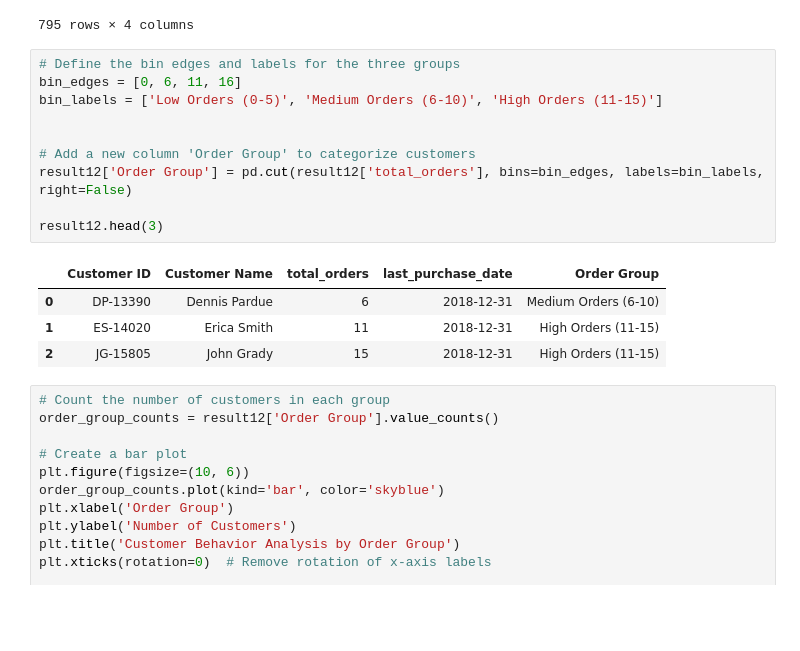
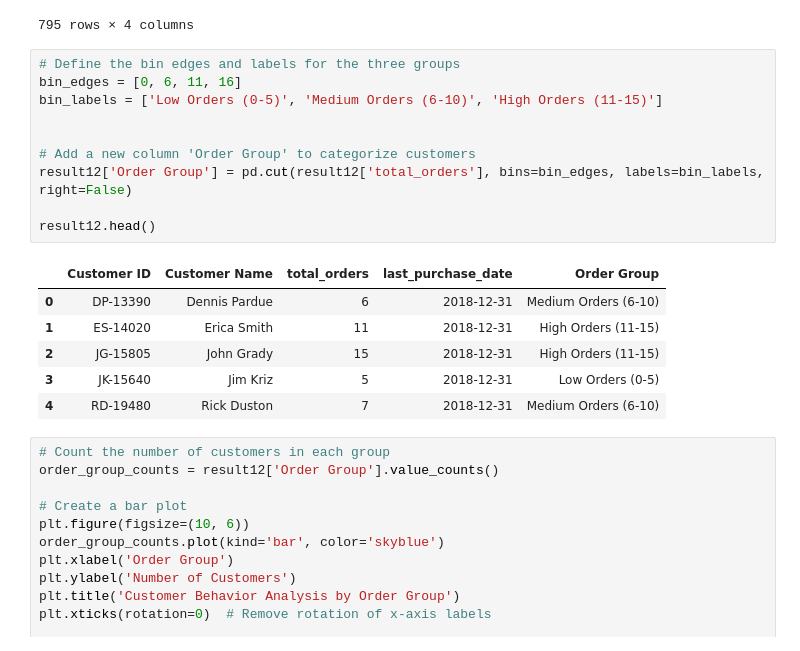
Before and after one commit to analyst-ankita/EU-Superstore-Analysis, a Jupyter notebook: superstore-analysis.ipynb, the cells around one changed output. Drawn from its saved outputs; the diff is of its cells as text; blank space fills up the shorter version.

```diff
--- a/superstore-analysis.ipynb
+++ b/superstore-analysis.ipynb
@@ -723,18 +538,20 @@ Query 12 - Customer Behavior Analysis
 # %%
 # Define the bin edges and labels for the three groups
 bin_edges = [0, 6, 11, 16]
 bin_labels = ['Low Orders (0-5)', 'Medium Orders (6-10)', 'High Orders (11-15)']
 
 
 # Add a new column 'Order Group' to categorize customers
 result12['Order Group'] = pd.cut(result12['total_orders'], bins=bin_edges, labels=bin_labels, right=False)
 
-result12.head(3)
+result12.head()
 # %% [output]
 |  | Customer ID | Customer Name | total_orders | last_purchase_date | Order Group |
 | 0 | DP-13390 | Dennis Pardue | 6 | 2018-12-31 | Medium Orders (6-10) |
 | 1 | ES-14020 | Erica Smith | 11 | 2018-12-31 | High Orders (11-15) |
 | 2 | JG-15805 | John Grady | 15 | 2018-12-31 | High Orders (11-15) |
+| 3 | JK-15640 | Jim Kriz | 5 | 2018-12-31 | Low Orders (0-5) |
+| 4 | RD-19480 | Rick Duston | 7 | 2018-12-31 | Medium Orders (6-10) |
 # %%
 # Count the number of customers in each group
 order_group_counts = result12['Order Group'].value_counts()
```
Also changed, not shown: parts of 42 cells of this notebook, 1 other file.
